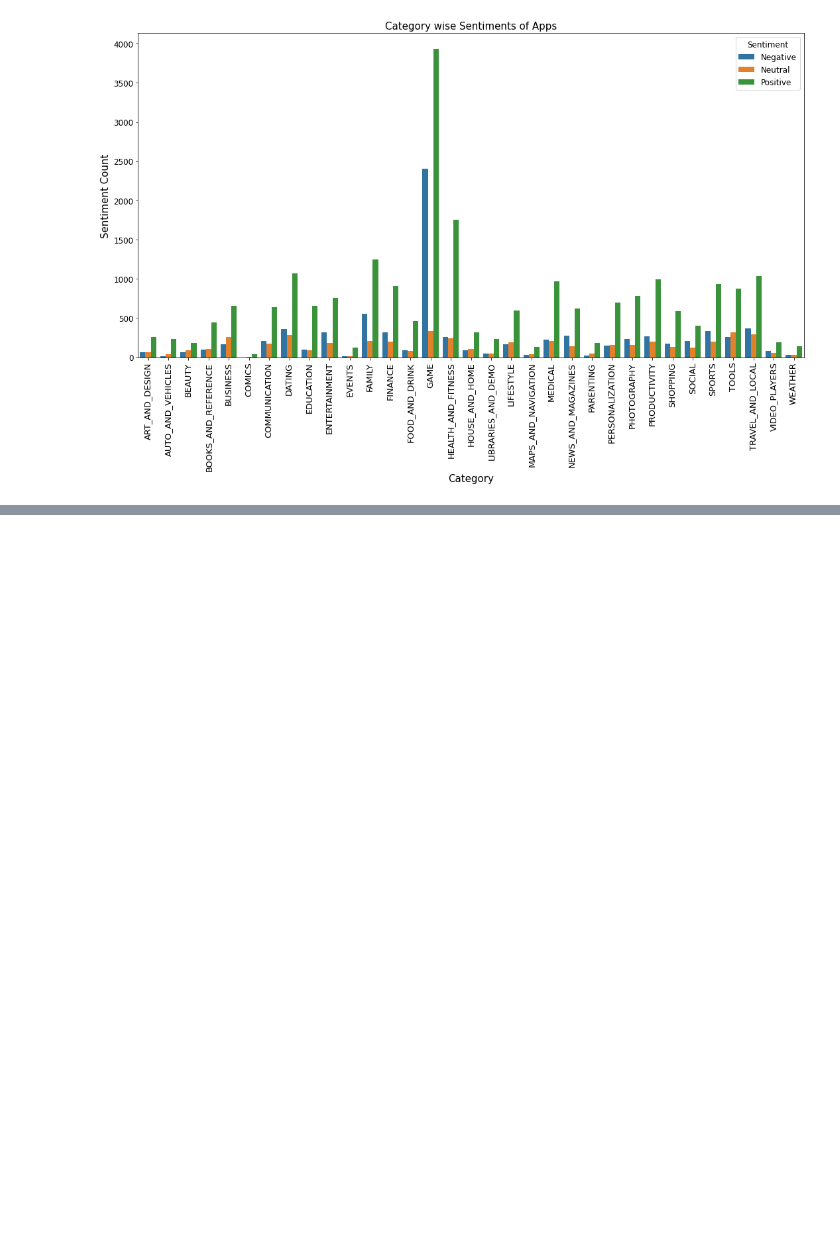
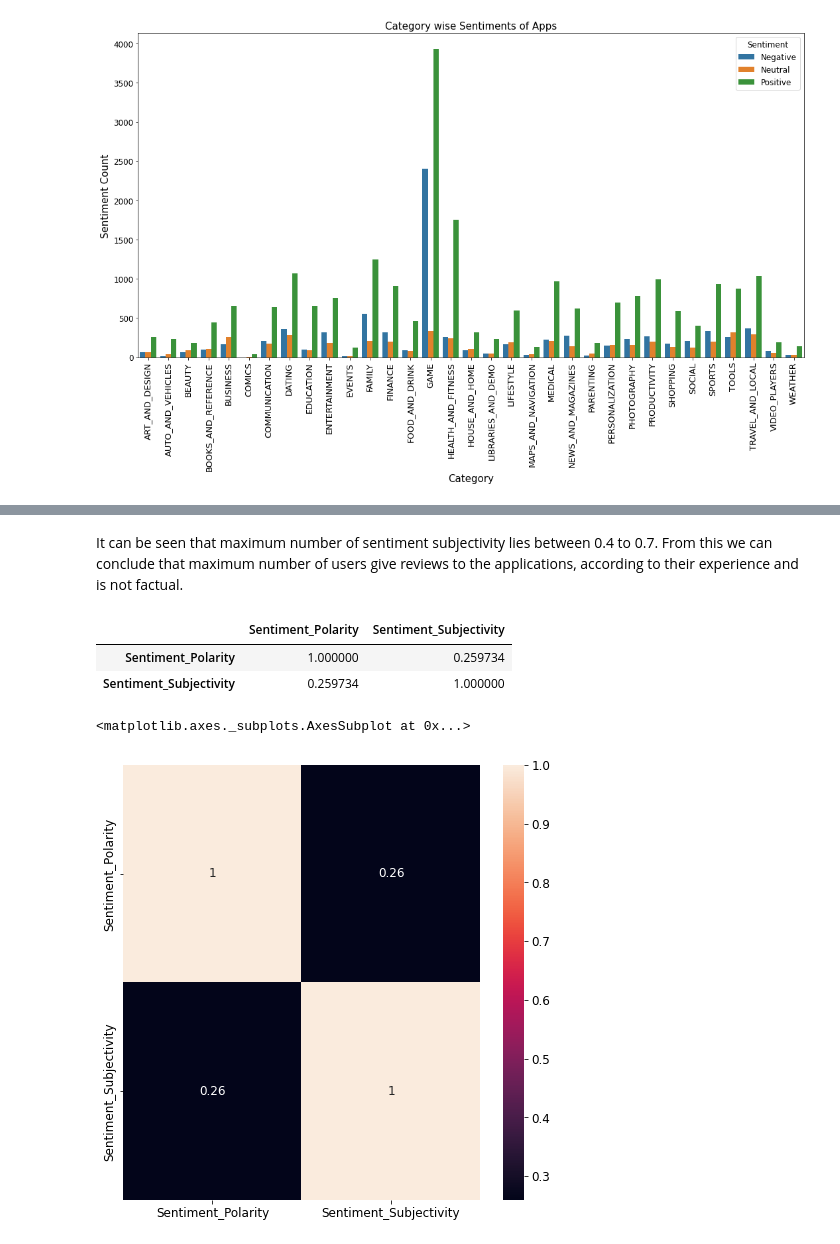
Before and after one commit to asadalam1/play_store_app_analysis, a Jupyter notebook: Play_Store_App_Review_Analysis_Capstone_Project.ipynb, the cells around one changed output, grey strips where cells are left out. Saved outputs shown, nothing was run; the diff lists cells and outputs as text; code cells hidden in the pictures; blank space fills up the shorter version.

```diff
--- a/Play_Store_App_Review_Analysis_Capstone_Project.ipynb
+++ b/Play_Store_App_Review_Analysis_Capstone_Project.ipynb
@@ -976,0 +993,20 @@ sns.barplot('Category', 'Sentiment Count', hue='Sentiment', data=category_sentim
+# %% [markdown]
+It can be seen that maximum number of sentiment subjectivity lies between 0.4 to 0.7. From this we can conclude that maximum number of users give reviews to the applications, according to their experience and is not factual.
+# %%
+#Creating the data frame for sentiment polarity and sentiment subjectivity
+senti_pol_and_sub_corr=merged_df[['Sentiment_Polarity','Sentiment_Subjectivity']]
+
+#Creating correlation
+senti_pol_and_sub_corr=senti_pol_and_sub_corr.corr()
+
+senti_pol_and_sub_corr
+# %% [output]
+|  | Sentiment_Polarity | Sentiment_Subjectivity |
+| Sentiment_Polarity | 1.000000 | 0.259734 |
+| Sentiment_Subjectivity | 0.259734 | 1.000000 |
+# %%
+#Drawing Heatmap
+sns.heatmap(senti_pol_and_sub_corr, annot=True)
+# %% [output]
+<matplotlib.axes._subplots.AxesSubplot at 0x...>
+[figure, added]
```
Also changed, not shown: parts of 5 cells of this notebook.
